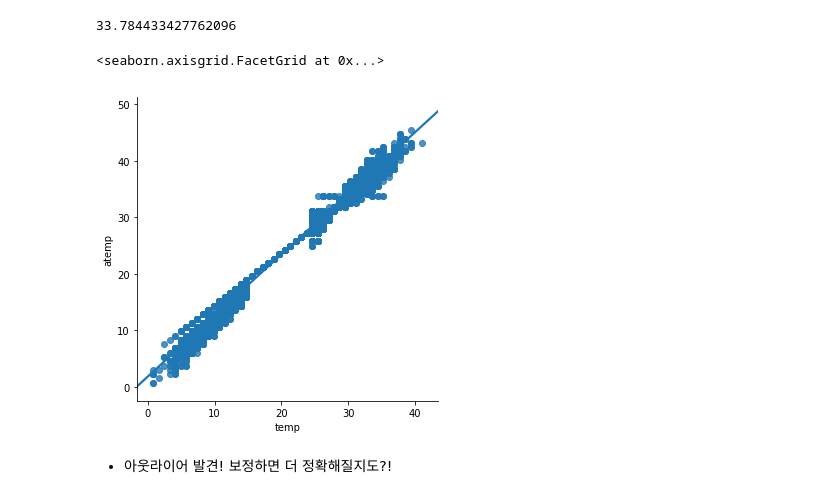
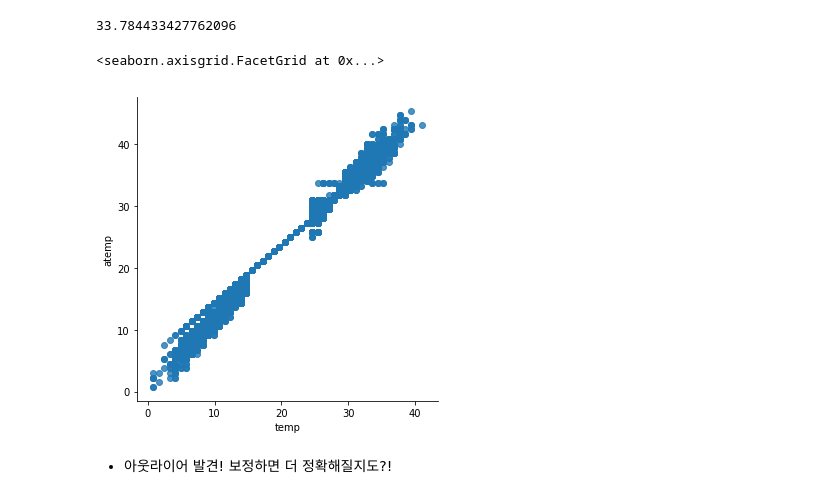
Before and after one commit to sungeunDev/DSSchool_Study, a Jupyter notebook: lectureMaterials/week_3/week3_bike_sharing.ipynb, the cells around one changed output. Saved outputs shown, nothing was run; the diff lists cells and outputs as text; code cells hidden in the pictures.

Commit message:
Add class - bike sharing, sanfrancisco frime & Delete data

```diff
--- a/lectureMaterials/week_3/week3_bike_sharing.ipynb
+++ b/lectureMaterials/week_3/week3_bike_sharing.ipynb
@@ -129,10 +129,10 @@ train[temp_29 & temp_30].mean().atemp
 # %%
 train.loc[temp_lower & temp_higher & atemp_lower & atemp_higher, 'atemp'] = train[temp_29 & temp_30].mean().atemp
 # %%
-sns.lmplot(data=train, x="temp", y="atemp")
+sns.lmplot(data=train, x="temp", y="atemp", fit_reg=False)
 # %% [output]
 <seaborn.axisgrid.FacetGrid at 0x...>
-[figure, old version]
+[figure, new version]
 # %% [markdown]
 - 아웃라이어 발견! 보정하면 더 정확해질지도?!
 # %%
```
Also changed, not shown: parts of 22 cells of this notebook, 28 other files.
